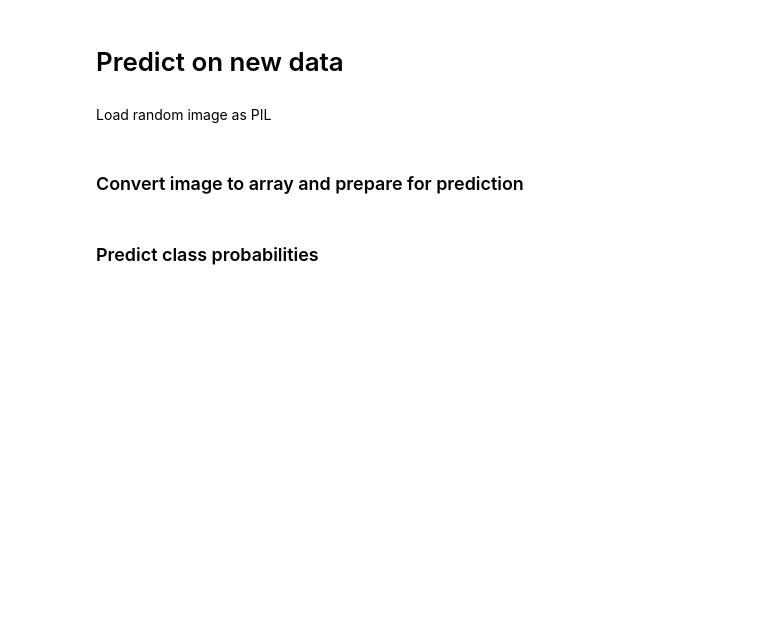
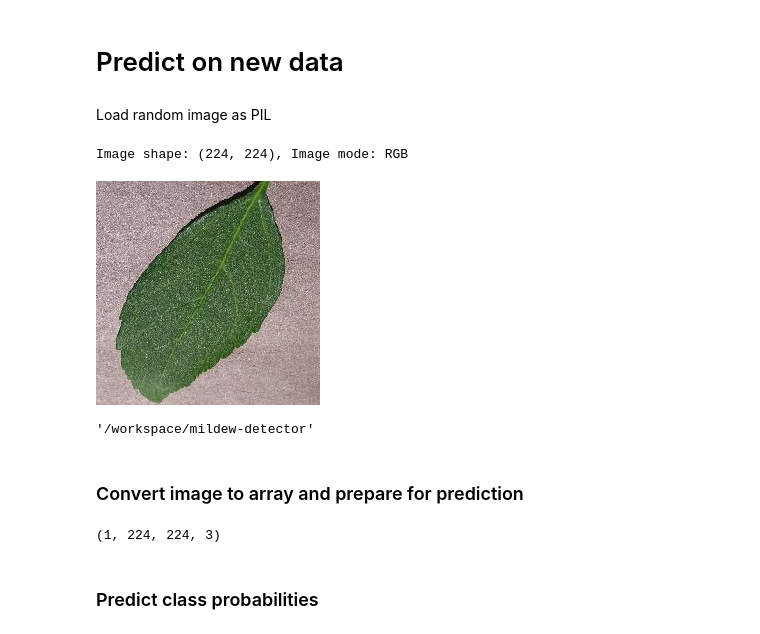
Before and after one commit to Poes93/mildew-detector, a Jupyter notebook: jupyter_notebooks/03 - ModellingEvaluating.ipynb, the cells around one changed output. Cells and saved outputs as stored; diff of their text form; code cells hidden in the pictures; blank space fills up the shorter version.

```diff
--- a/jupyter_notebooks/03 - ModellingEvaluating.ipynb
+++ b/jupyter_notebooks/03 - ModellingEvaluating.ipynb
@@ -439,7 +444,60 @@ F1 Score: 33.33%
 # Predict on new data
 # %% [markdown]
 Load random image as PIL
+# %%
+from tensorflow.keras.preprocessing import image
+from IPython.display import display
+import os
+
+# Base directory path
+base_dir = 'inputs/cherryleaves_dataset/cherry-leaves'
+
+# Directories for test and train sets
+test_dir = os.path.join(base_dir, 'test')
+train_dir = os.path.join(base_dir, 'train')
+
+# Choose which dataset to use: 'test' or 'train'
+dataset_type = 'test'  # Change to 'train' if you want to use the training set
+dataset_path = test_dir if dataset_type == 'test' else train_dir
+
+pointer = 66
+labels = ['healthy', 'powdery_mildew']  # List of class labels
+
+label = labels[0]  # Choose the correct label
+
+# Ensure that the pointer does not exceed the number of files
+files = os.listdir(os.path.join(dataset_path, label))
+if pointer >= len(files):
+    print(f"Pointer is out of range. There are only {len(files)} files.")
+    pointer = pointer % len(files)  # Adjust pointer to be within range
+
+# Full path to the image
+image_path = os.path.join(dataset_path, label, files[pointer])
+
+# Load the image, assuming you have a tuple defining the target size, e.g., (width, height)
+target_image_size = (224, 224)  # Replace with your actual target size
+
+# Load and display the image
+try:
+    pil_image = image.load_img(image_path, target_size=target_image_size, color_mode='rgb')
+    print(f'Image shape: {pil_image.size}, Image mode: {pil_image.mode}')
+    display(pil_image)  # This line will display the image in the notebook
+except FileNotFoundError as e:
+    print(f"Error: {e}")
+# %% [output]
+Image shape: (224, 224), Image mode: RGB
+[figure, added]
+# %%
+os.getcwd()
+# %% [output]
+'/workspace/mildew-detector'
 # %% [markdown]
 ### Convert image to array and prepare for prediction
+# %%
+my_image = image.img_to_array(pil_image)
+my_image = np.expand_dims(my_image, axis=0)
+print(my_image.shape)
+# %% [output]
+(1, 224, 224, 3)
 # %% [markdown]
 ### Predict class probabilities
```
Also changed, not shown: parts of 2 cells of this notebook, 2 other files.
